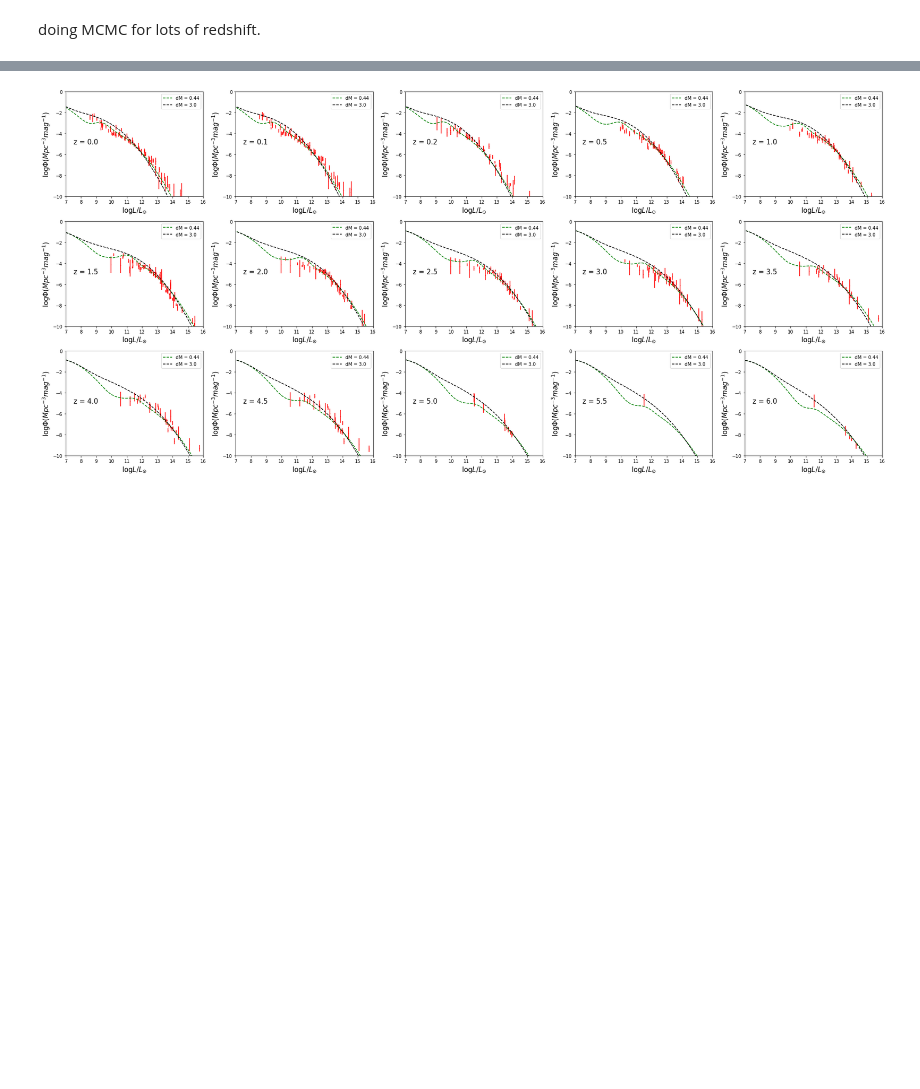
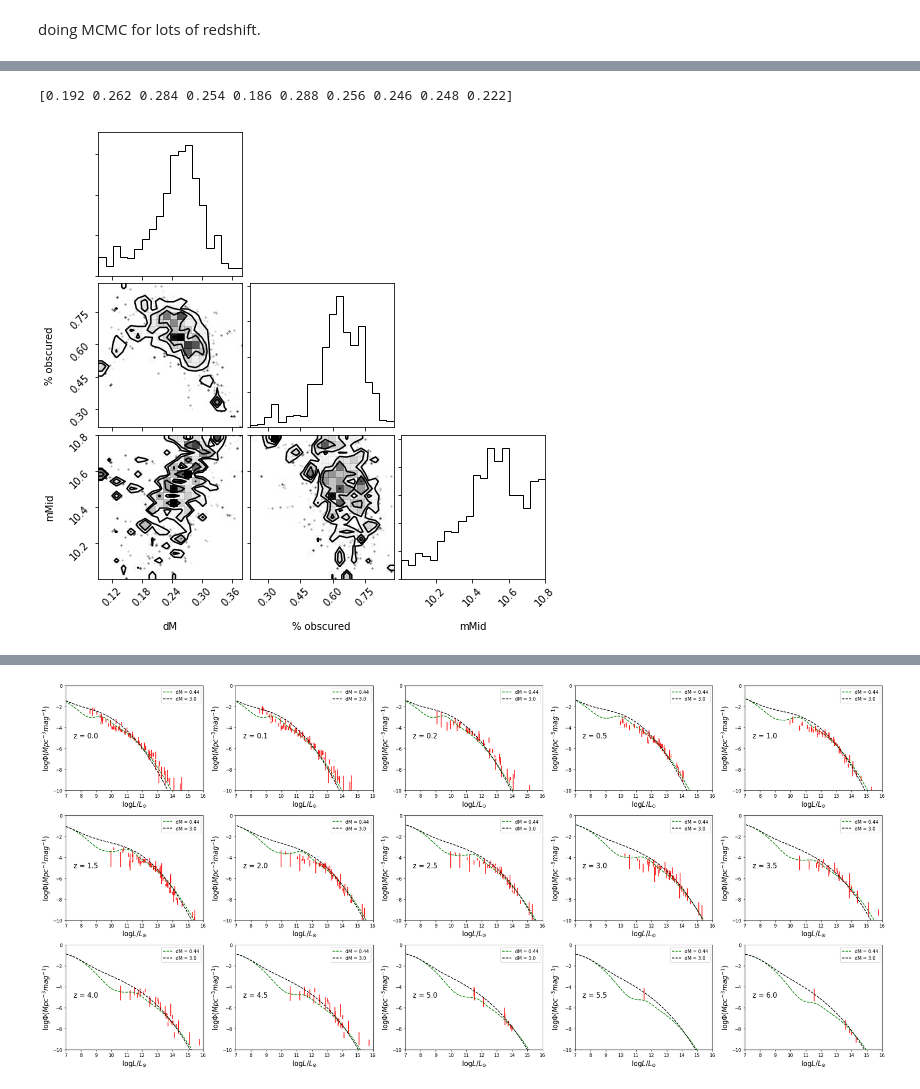
Before and after one commit to megantillman/get_QLF, a Jupyter notebook: get_QLF_notebook.ipynb, the cells around one changed output, grey strips where cells are left out. Drawn from its saved outputs; the diff is of its cells as text; code cells hidden in the pictures; blank space fills up the shorter version.

Commit message:
more emcee madness with multicore parallel calculations

```diff
--- a/get_QLF_notebook.ipynb
+++ b/get_QLF_notebook.ipynb
@@ -184,11 +186,11 @@ doing MCMC for lots of redshift.
 # %%
 zlist = [0.0, 0.1, 0.2, 0.5, 1.0, 1.5, 2.0, 2.5, 3.0, 3.5, 4.0, 4.5, 5.0, 5.5, 6.0]
-bin_num = 80
+bin_num = 200
 smhm_scat = .3
 
 def get_QLF_mcmc(p, i, prob_zero = [0,0,0], standev = [.85, .75, .35]):
     ob = .5
-    dm, mmid = p
+    dm, obs, mmid = p
     i.get_SMBM(dm, mmid)
     i.get_dNdMbh()
     i.get_dNdL(prob_zero, standev, ob)
@@ -202,8 +204,8 @@ def model_func_op(x, p, i):
 
 def lnchi2_op(p, i, x, y, err): #lnlike
 
-    chi2 = -0.5 * np.sum((y - model_func_op(x, p, i)) ** 2 / (err ** 2))
-    return chi2
+    chi2 = np.sum((y - model_func_op(x, p, i)) ** 2 / (err ** 2)) / (len(x)-1)
+    return -chi2
 
 qlf_00 = QLF(0.0, bin_num)
 qlf_01 = QLF(0.1, bin_num)
@@ -238,9 +240,17 @@ for z in zlist:
     for j in range(len(x)):
         z_tot.append(z)
 
-p = [1.5, 10.0]
+p = [.2, 0.65, 10.3]
 nll = lambda *args: -lnchi2_op(*args)
 results = []
+results_unbound = []
+bonds = ((0.01,3.0),(.4,.8),(10.,10.8))
 for i, z in zip(qlf_list, zlist):
     xt, yt, yerr = np.array(grab_obs(z))
-    results.append(op.minimize(nll, p, args=(i, xt, yt, yerr), method = 'Nelder-Mead')["x"])
+    results.append(op.minimize(nll, p, args=(i, xt, yt, yerr), method = 'L-BFGS-B', bounds = bonds)["x"])
+    results_unbound.append(op.minimize(nll, p, args=(i, xt, yt, yerr), method = 'Nelder-Mead', bounds = None)["x"])
+    #TNC  SLSQP   L-BFGS-B for bounds
+    #Nelder-Mead is what I used first
+pinit = np.sum(np.array(results),axis=0)/len(results)
+pinit_unbound = np.sum(np.array(results_unbound),axis=0)/len(results)
+print(pinit, pinit_unbound)
@@ -246,0 +312,13 @@ for i, z in zip(qlf_list, zlist):
+# %%
+ndim, nwalkers, steps = 3, 10, 500
+# myp = [.2, .7, 10.3]
+# pos = [np.array([(myp[0] + np.random.randint(-1,2)*np.random.random_sample(1)*.2)[0], myp[1] + (np.random.randint(-1,2)*np.random.random_sample(1)*.2)[0], (myp[2] + np.random.randint(-1,2)*np.random.random_sample(1)*.4)[0]]) for n in range(nwalkers)]
+pos = [pinit + .1*np.random.randn(3) for i in range(nwalkers)]
+for i in range(len(pos)):
+    for j in range(len(pos[i])):
+        if pos[i][j] < 0.0:
+            pos[i][j] = 0.1
+print('start sampler')
+sampler_3fit = emcee.EnsembleSampler(nwalkers, ndim, lnprob, args=(np.array(z_tot), np.array(xt_tot), np.array(yt_tot), np.array(yerr_tot)))
+%time sampler_3fit.run_mcmc(pos, steps)
+print('end sampler')
@@ -246,0 +330,7 @@ for i, z in zip(qlf_list, zlist):
+# %%
+samples_3fit = sampler_3fit.chain[:,10:,:].reshape((-1,ndim))
+print(sampler_3fit.acceptance_fraction)
+fig = corner.corner(samples_3fit, labels = ['dM','% obscured', 'mMid'])
+# %% [output]
+[0.192 0.262 0.284 0.254 0.186 0.288 0.256 0.246 0.248 0.222]
+[figure, added]
```
Also changed, not shown: parts of 17 cells of this notebook.
